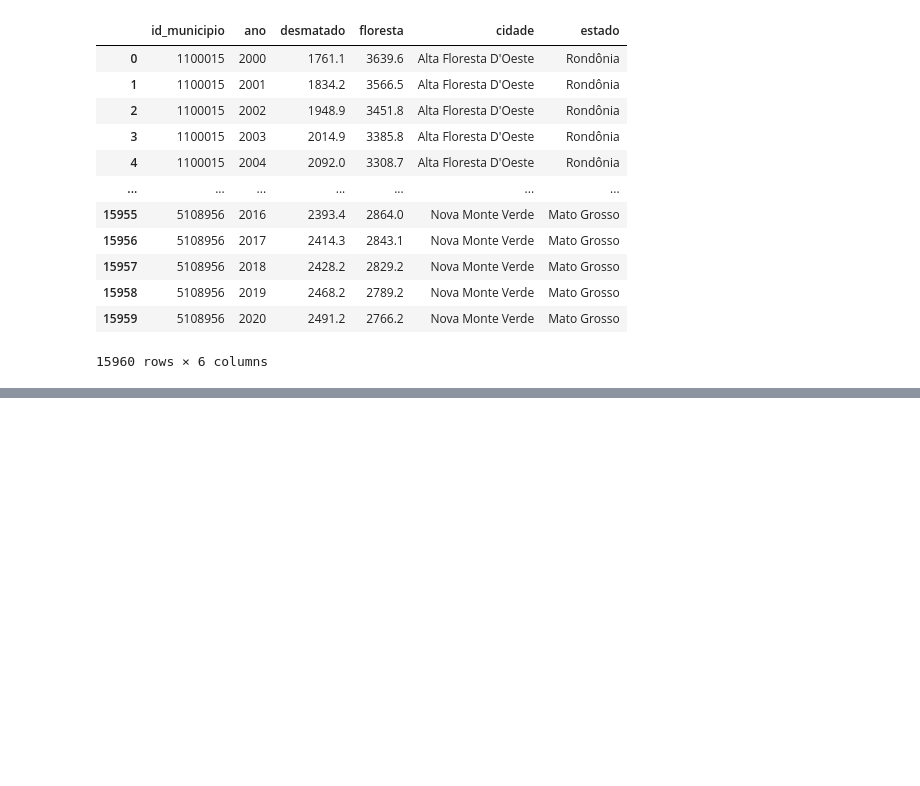
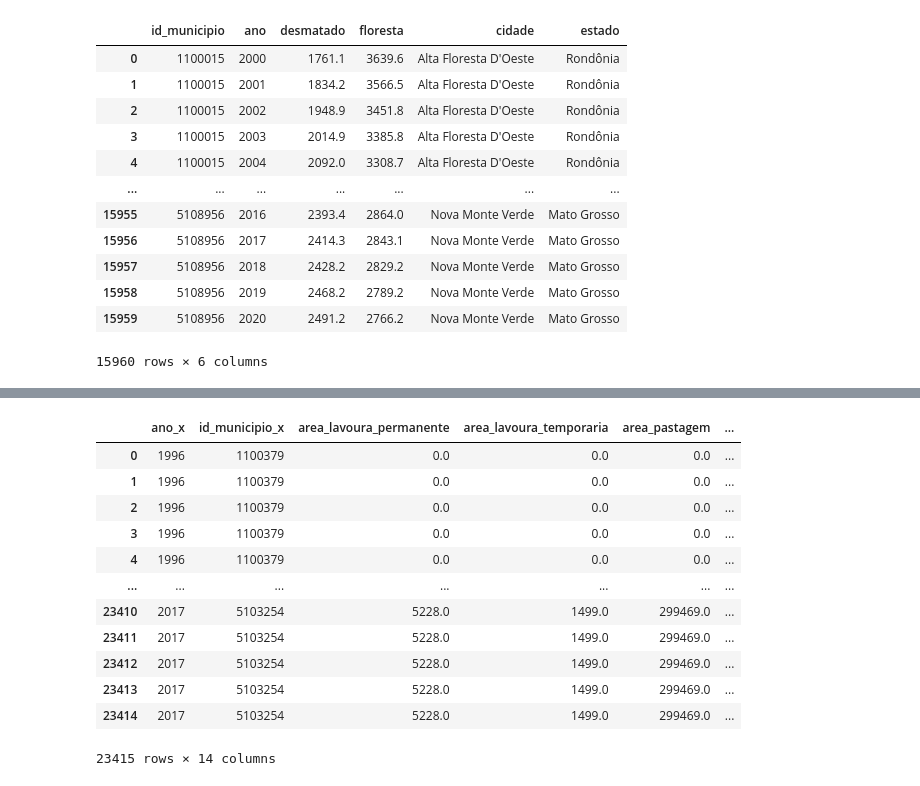
Before and after one commit to elieltonlimeira/basedosdados, a Jupyter notebook: basedosdados.ipynb, the cells around one changed output, grey strips where cells are left out. Saved outputs shown, nothing was run; the diff lists cells and outputs as text; code cells hidden in the pictures; blank space fills up the shorter version.

```diff
--- a/basedosdados.ipynb
+++ b/basedosdados.ipynb
@@ -157,0 +174,3 @@ desmatamento
+# %%
+agro['cidade'] = agro['id_municipio'].apply(get_municipio)
+agro['estado'] = agro['id_municipio'].apply(get_estado)
@@ -157,0 +193,16 @@ desmatamento
+# %%
+pd.merge(agro, desmatamento, on='cidade')
+# %% [output]
+|  | ano_x | id_municipio_x | area_lavoura_permanente | area_lavoura_temporaria | area_pastagem | ... |
+| 0 | 1996 | 1100379 | 0.0 | 0.0 | 0.0 | ... |
+| 1 | 1996 | 1100379 | 0.0 | 0.0 | 0.0 | ... |
+| 2 | 1996 | 1100379 | 0.0 | 0.0 | 0.0 | ... |
+| 3 | 1996 | 1100379 | 0.0 | 0.0 | 0.0 | ... |
+| 4 | 1996 | 1100379 | 0.0 | 0.0 | 0.0 | ... |
+| ... | ... | ... | ... | ... | ... | ... |
+| 23410 | 2017 | 5103254 | 5228.0 | 1499.0 | 299469.0 | ... |
+| 23411 | 2017 | 5103254 | 5228.0 | 1499.0 | 299469.0 | ... |
+| 23412 | 2017 | 5103254 | 5228.0 | 1499.0 | 299469.0 | ... |
+| 23413 | 2017 | 5103254 | 5228.0 | 1499.0 | 299469.0 | ... |
+| 23414 | 2017 | 5103254 | 5228.0 | 1499.0 | 299469.0 | ... |
+23415 rows × 14 columns
```
Also changed, not shown: parts of 8 cells of this notebook.
